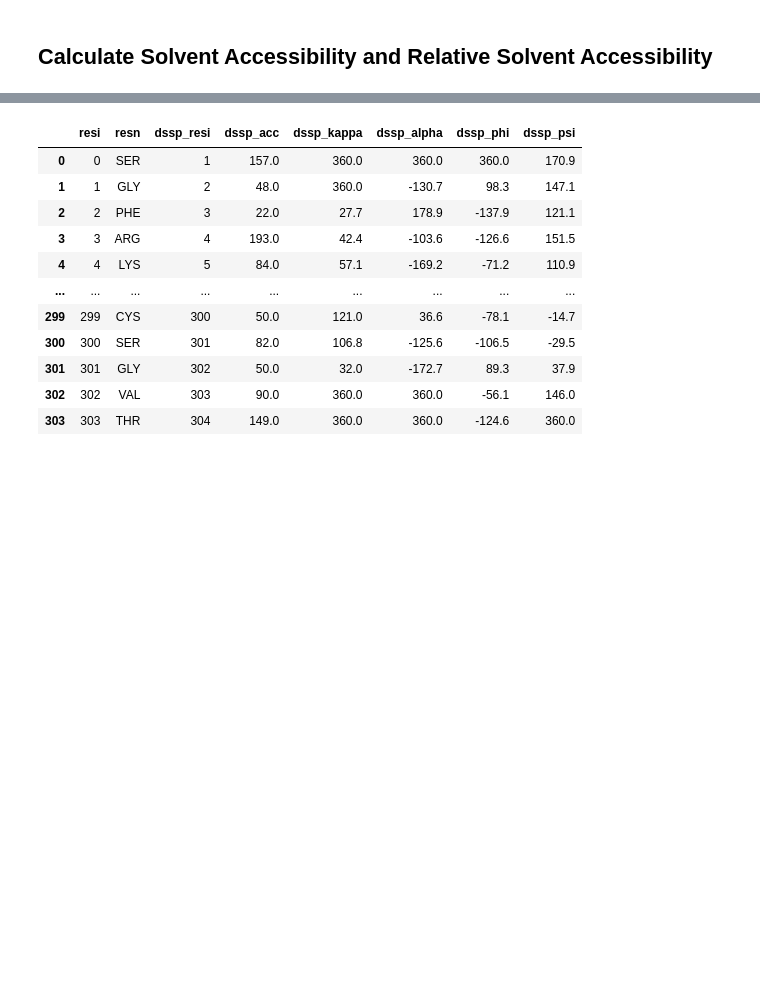
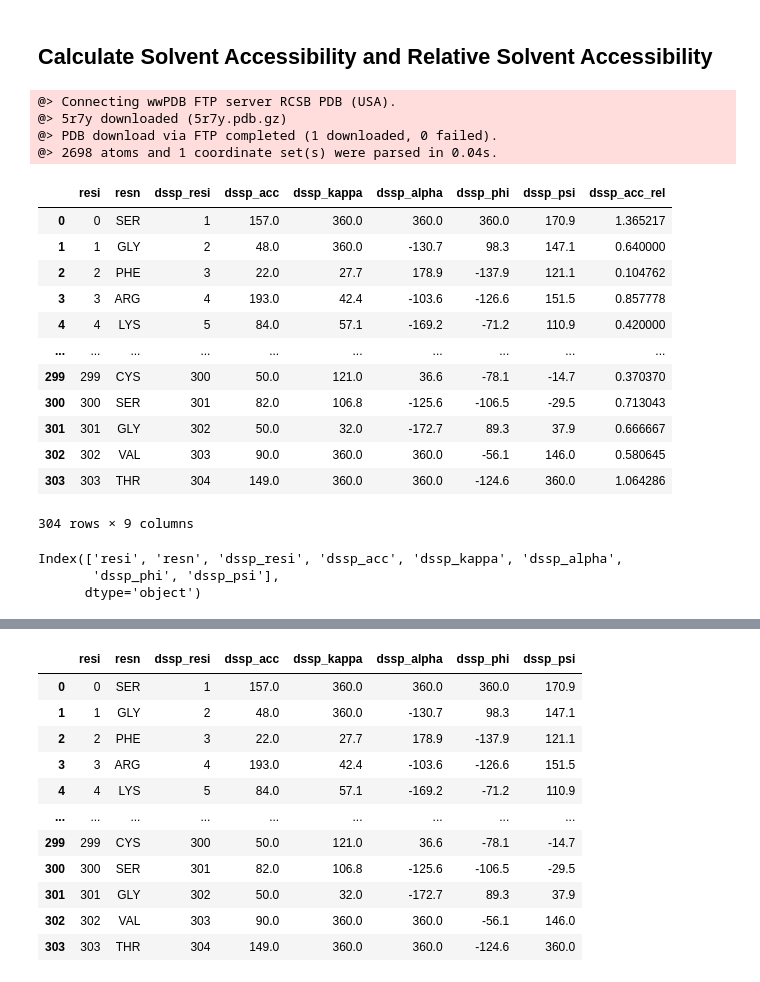
Before and after one commit to SWISS-MODEL/covid-19-Annotations-on-Structures, a Jupyter notebook: solvent_acc_annotations/DSSP_Demo.ipynb, the cells around one changed output, grey strips where cells are left out. Cells and saved outputs as stored; diff of their text form; code cells hidden in the pictures; blank space fills up the shorter version.

```diff
--- a/solvent_acc_annotations/DSSP_Demo.ipynb
+++ b/solvent_acc_annotations/DSSP_Demo.ipynb
@@ -15,9 +12,23 @@ pdb_ids = pdb_ids.split(", ")
 # %% [markdown]
 ## Calculate Solvent Accessibility and Relative Solvent Accessibility
 # %%
+# http://prowl.rockefeller.edu/aainfo/volume.htm
+AA_SA_VOL = pd.DataFrame({'resn':         ['ALA', 'ARG', 'ASP', 'ASN', 'CYS', 'GLU', 'GLN', 'GLY', 'HIS', 'ILE',
+                                           'LEU', 'LYS', 'MET', 'PHE', 'PRO', 'SER', 'THR', 'TRP', 'TYR', 'VAL'],
+                          'surface_area': [ 115.,  225.,  150.,  160.,  135.,  190.,  180.,   75.,  195.,  175.,
+                                            170.,  200.,  185.,  210.,  145.,  115.,  140.,  255.,  230.,  155.],
+                          'volume':       [ 88.6, 173.6, 111.1, 114.1, 108.5, 138.4, 143.8,  60.1, 153.2, 166.7,
+                                           166.7, 168.6, 162.9, 189.9, 112.7,  89.0, 116.1, 227.8, 193.6, 140.0]})
+
+
 def run_dssp(pdb_id):
-    """Run DSSP on a PDB file and return the resulting AtomGroup"""
-    # TODO: how to silence this completely
+    """
+    Run DSSP on a PDB file and return the resulting AtomGroup
+
+    :param pdb_id: String containing PDB ID
+    """
+    # TODO: how to silence the DSSP functions completely
+
     file_ext_list = ['pdb', 'pdb.gz', 'dssp']
     gzip_file = pdb_id + '.pdb.gz'
     dssp_file = pdb_id + '.dssp'
@@ -26,34 +37,92 @@ def run_dssp(pdb_id):
     prody.execDSSP(gzip_file, stderr=False)
     prody.parseDSSP(dssp_file, ag)
 
-    # File cleanup -- maybe there is a better way to handle this
+    # File cleanup -- maybe there is a better way to handle this?
     for ext in file_ext_list:
         filename = '.'.join([pdb_id, ext])
         if os.path.isfile(filename):
             os.remove(filename)
 
     return ag
 
 
 def gather_residue_dssp_data(atom_group):
-    """Return DSSP data on a per-residue level and return as a dataframe"""
+    """
+    Return DSSP data on a per-residue level and return as a dataframe
+
+    :param atom_group: ProDyn AtomGroup instance
+    """
 
     attr_list = ['dssp_acc', 'dssp_kappa', 'dssp_alpha', 'dssp_phi', 'dssp_psi']
     dssp_dict = defaultdict(list)
 
     for res in ag.iterResidues():
         pdb_resi = res.getResindex()
         dssp_resi = int(np.mean(res.getData('dssp_resnum')))
 
         if dssp_resi != 0:
             dssp_dict['resi'].append(pdb_resi)
             dssp_dict['resn'].append(res.getResname())
             dssp_dict['dssp_resi'].append(dssp_resi)
 
             for attr in attr_list:
                 atom_data = np.array(res.getData(attr))
                 assert np.allclose(atom_data.mean(), atom_data.min())
                 dssp_dict[attr].append(atom_data.mean())
 
     dssp_df = pd.DataFrame(dssp_dict)
     return dssp_df
+
+
+def calc_relative_solvent_sa(dssp_df, sa_df=AA_SA_VOL[['resn', 'surface_area']],
+                             resn_col='resn', resi_col='resi', sa_col='surface_area', rel_sa_col='dssp_acc_rel'):
+    """
+    Calculate percentage surface area
+
+    :param dssp_df: DataFrame with aggregated DSSP results -- output from `gather_residue_dssp_data`
+    :param sa_df: DataFrame with per-residue surface accessible area measurements default is AA_SA_VOL
+    :param resn_col: String that holds the column name for residue names
+    :param resi_col: String thad holds the column name for residue numbers
+    :param sa_col: String that holds the column name for surface area
+    :param rel_sa_col: String that holds the column name
+    """
+    rel_sa_df = pd.merge(dssp_df, sa_df, on=resn_col, how='left').sort_values(resi_col)
+    rel_sa_df[rel_sa_col] = rel_sa_df['dssp_acc'] / rel_sa_df[sa_col]
+    rel_sa_df.drop(sa_col, axis=1, inplace=True)
+    return rel_sa_df
+
+def
+
+
+pdb_ids = "5r7y, 5r7z, 5r80, 5r81, 5r82, 5r83, 5r84, 5re4, 5re5, 5re6, 5re7, 5re8, 5re9, 5rea, 5reb, 5rec, 5red, 5ree, 5ref, 5reg, 5reh, 5rei, 5rej, 5rek, 5rel, 5rem, 5ren, 5reo, 5rep, 5rer, 5res, 5ret, 5reu, 5rev, 5rew, 5rex, 5rey, 5rez, 5rf0, 5rf1, 5rf2, 5rf3, 5rf4, 5rf5, 5rf6, 5rf7, 5rf8, 5rf9, 5rfa, 5rfb, 5rfc, 5rfd, 5rfe, 5rff, 5rfg, 5rfh, 5rfi, 5rfj, 5rfk, 5rfl, 5rfm, 5rfn, 5rfo, 5rfp, 5rfq, 5rfr, 5rfs, 5rft, 5rfu, 5rfv, 5rfw, 5rfx, 5rfy, 5rfz, 5rg0, 6lu7, 6m03, 6w63, 6y2e, 6y2f, 6y2g, 6y84, 6yb7"
+pdb_ids = pdb_ids.split(", ")
+
+
+pdb_id = pdb_ids[0]
+atom_group = run_dssp(pdb_id)
+dssp_df = gather_residue_dssp_data(atom_group)
+calc_relative_solvent_sa(dssp_df)
+# %% [output]
+@> Connecting wwPDB FTP server RCSB PDB (USA).
+@> 5r7y downloaded (5r7y.pdb.gz)
+@> PDB download via FTP completed (1 downloaded, 0 failed).
+@> 2698 atoms and 1 coordinate set(s) were parsed in 0.04s.
+|  | resi | resn | dssp_resi | dssp_acc | dssp_kappa | dssp_alpha | dssp_phi | dssp_psi | dssp_acc_rel |
+| 0 | 0 | SER | 1 | 157.0 | 360.0 | 360.0 | 360.0 | 170.9 | 1.365217 |
+| 1 | 1 | GLY | 2 | 48.0 | 360.0 | -130.7 | 98.3 | 147.1 | 0.640000 |
+| 2 | 2 | PHE | 3 | 22.0 | 27.7 | 178.9 | -137.9 | 121.1 | 0.104762 |
+| 3 | 3 | ARG | 4 | 193.0 | 42.4 | -103.6 | -126.6 | 151.5 | 0.857778 |
+| 4 | 4 | LYS | 5 | 84.0 | 57.1 | -169.2 | -71.2 | 110.9 | 0.420000 |
+| ... | ... | ... | ... | ... | ... | ... | ... | ... | ... |
+| 299 | 299 | CYS | 300 | 50.0 | 121.0 | 36.6 | -78.1 | -14.7 | 0.370370 |
+| 300 | 300 | SER | 301 | 82.0 | 106.8 | -125.6 | -106.5 | -29.5 | 0.713043 |
+| 301 | 301 | GLY | 302 | 50.0 | 32.0 | -172.7 | 89.3 | 37.9 | 0.666667 |
+| 302 | 302 | VAL | 303 | 90.0 | 360.0 | 360.0 | -56.1 | 146.0 | 0.580645 |
+| 303 | 303 | THR | 304 | 149.0 | 360.0 | 360.0 | -124.6 | 360.0 | 1.064286 |
+304 rows × 9 columns
+# %%
+dssp_df.columns
+# %% [output]
+Index(['resi', 'resn', 'dssp_resi', 'dssp_acc', 'dssp_kappa', 'dssp_alpha',
+       'dssp_phi', 'dssp_psi'],
+      dtype='object')
```
Also changed, not shown: parts of 5 cells of this notebook.
